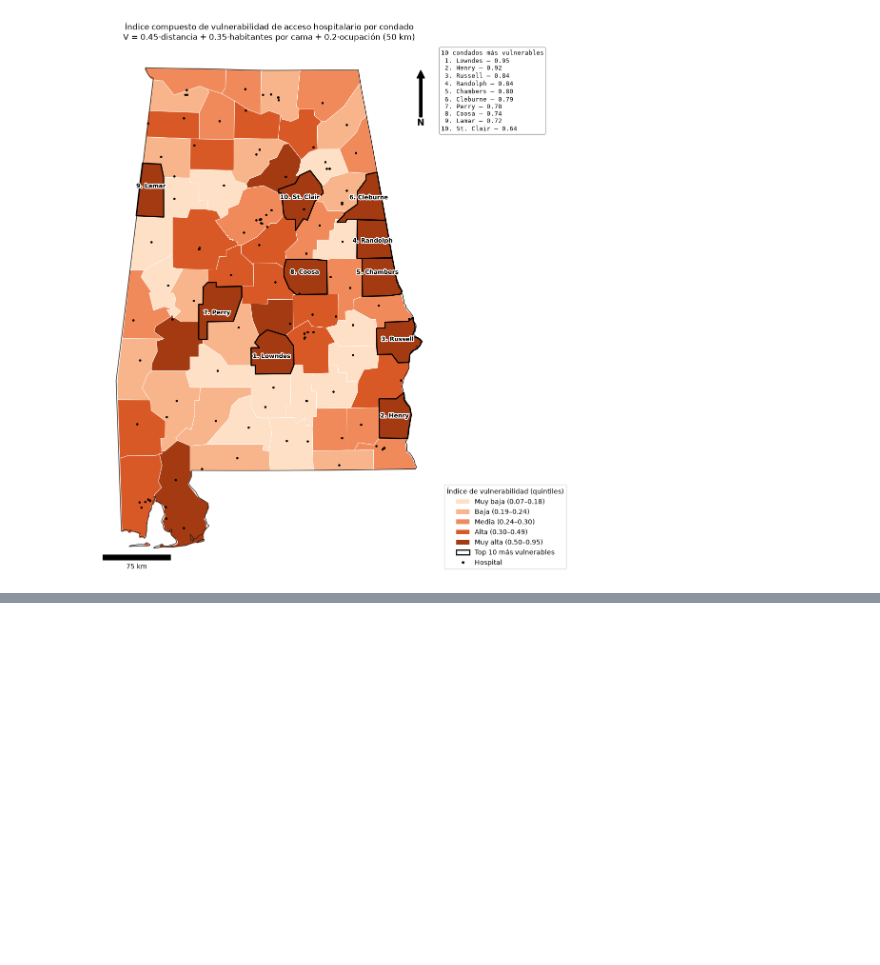
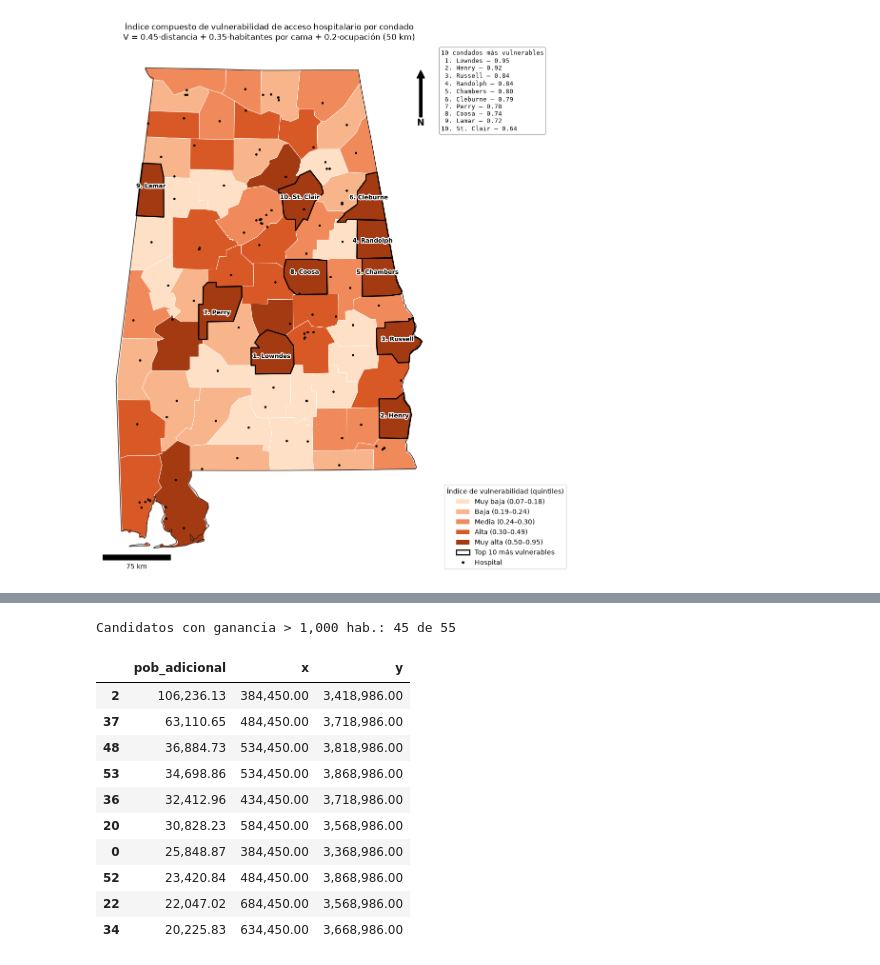
Before and after one commit to Branuvg/lab5_modsim, a Jupyter notebook: lab5.ipynb, the cells around one changed output, grey strips where cells are left out. Drawn from its saved outputs; the diff is of its cells as text; code cells hidden in the pictures; blank space fills up the shorter version.

```diff
--- a/lab5.ipynb
+++ b/lab5.ipynb
@@ -702,0 +716,7 @@ plt.show()
+# %%
+SPACING, S, P_NEW = 50_000, R_MAP * 1000, 3
+minx, miny, maxx, maxy = state_poly.bounds
+gx, gy = np.meshgrid(np.arange(minx + SPACING / 2, maxx, SPACING), np.arange(miny + SPACING / 2, maxy, SPACING))
+grid = gpd.GeoDataFrame(geometry=gpd.points_from_xy(gx.ravel(), gy.ravel()), crs=CRS_PROJ)
+cand = grid[grid.intersects(state_poly)].reset_index(drop=True)
+print(f"Puntos de la grilla: {len(grid)} | fuera del estado: {len(grid) - len(cand)} | candidatos: {len(cand)}")
@@ -702,0 +730,31 @@ plt.show()
+# %%
+dens = (cty_p["poblacion"] / cty_p.area).values               # hab/m²
+cand_buf = cand.geometry.buffer(S, quad_segs=32)
+
+
+def gains(cov_geom):
+    """Población no cubierta (bajo cov_geom) dentro del buffer de cada candidato."""
+    uncovered = cty_p.geometry.difference(cov_geom)          # A_k \ C
+    out = np.zeros(len(cand))
+    for i, b in enumerate(cand_buf):
+        out[i] = (uncovered.intersection(b).area.values * dens).sum()
+    return out
+
+
+cand["pob_adicional"] = gains(cov25)
+print(f"Candidatos con ganancia > 1,000 hab.: {(cand.pob_adicional > 1000).sum()} de {len(cand)}")
+cand.sort_values("pob_adicional", ascending=False).head(10).assign(
+    x=lambda d: d.geometry.x.round(), y=lambda d: d.geometry.y.round()).drop(columns="geometry")
+# %% [output]
+Candidatos con ganancia > 1,000 hab.: 45 de 55
+|  | pob_adicional | x | y |
+| 2 | 106,236.13 | 384,450.00 | 3,418,986.00 |
+| 37 | 63,110.65 | 484,450.00 | 3,718,986.00 |
+| 48 | 36,884.73 | 534,450.00 | 3,818,986.00 |
+| 53 | 34,698.86 | 534,450.00 | 3,868,986.00 |
+| 36 | 32,412.96 | 434,450.00 | 3,718,986.00 |
+| 20 | 30,828.23 | 584,450.00 | 3,568,986.00 |
+| 0 | 25,848.87 | 384,450.00 | 3,368,986.00 |
+| 52 | 23,420.84 | 484,450.00 | 3,868,986.00 |
+| 22 | 22,047.02 | 684,450.00 | 3,568,986.00 |
+| 34 | 20,225.83 | 634,450.00 | 3,668,986.00 |
```
Also changed, not shown: parts of 6 cells of this notebook.
